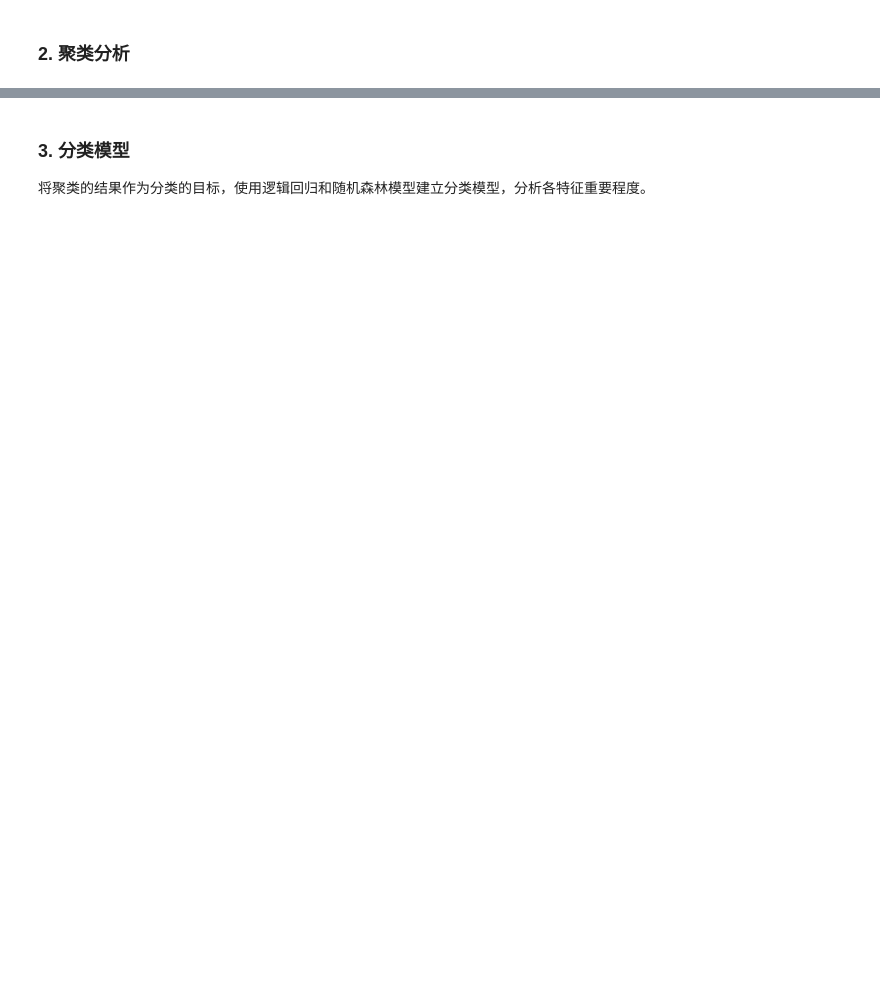
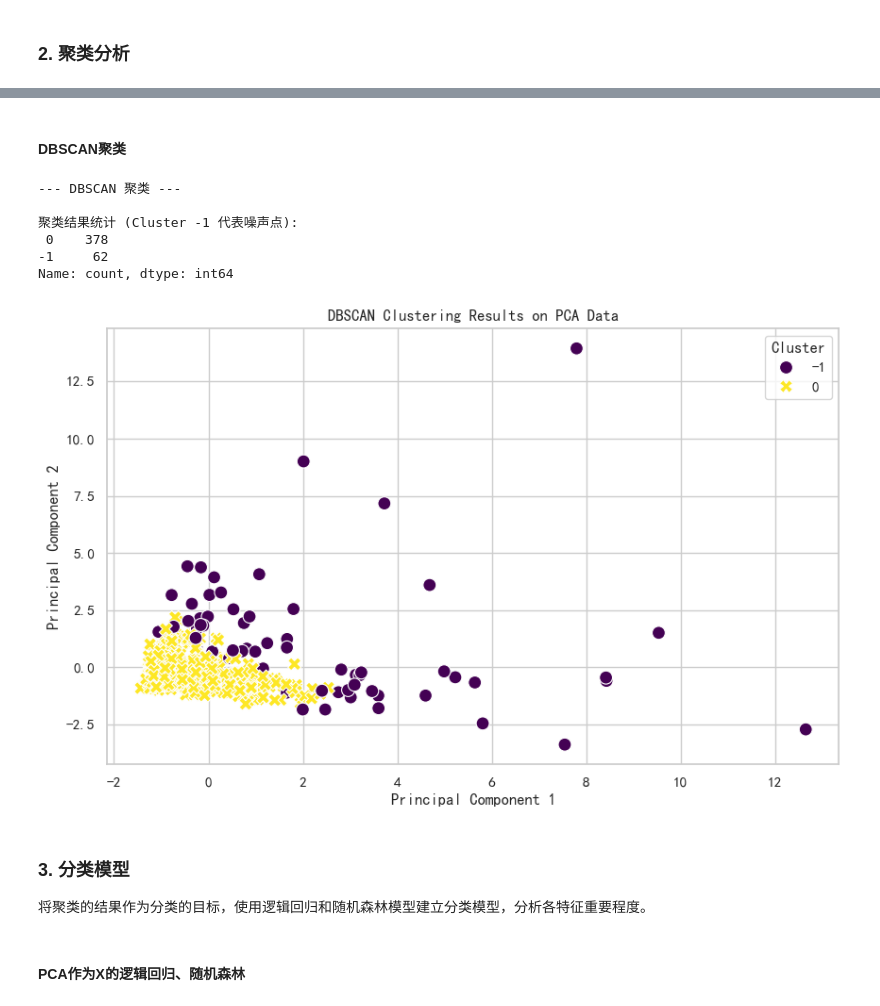
Before and after one commit to VasantLong/ml2025, a Jupyter notebook: hw/课后实践03.ipynb, the cells around one changed output, grey strips where cells are left out. Saved outputs shown, nothing was run; the diff lists cells and outputs as text; code cells hidden in the pictures; blank space fills up the shorter version.

```diff
--- a/hw/课后实践03.ipynb
+++ b/hw/课后实践03.ipynb
@@ -23,4 +218,33 @@
+# %% [markdown]
+#### DBSCAN聚类
+# %%
+print("\n--- DBSCAN 聚类 ---")
+dbscan = DBSCAN(eps=1, min_samples=15)
+clusters = dbscan.fit_predict(pcs)
+
+df['Cluster'] = clusters
+
+print("\n聚类结果统计 (Cluster -1 代表噪声点):")
+print(pd.Series(clusters).value_counts())
+
+plt.figure(figsize=(10, 6))
+sns.scatterplot(x=pcs[:, 0], y=pcs[:, 1], hue=clusters, palette='viridis', style=clusters, s=100)
+plt.title('DBSCAN Clustering Results on PCA Data')
+plt.xlabel('Principal Component 1')
+plt.ylabel('Principal Component 2')
+plt.legend(title='Cluster')
+plt.show()
+# %% [output]
+--- DBSCAN 聚类 ---
+
+聚类结果统计 (Cluster -1 代表噪声点):
+ 0    378
+-1     62
+Name: count, dtype: int64
+[figure, added]
 # %% [markdown]
 ### 3. 分类模型
 
 将聚类的结果作为分类的目标，使用逻辑回归和随机森林模型建立分类模型，分析各特征重要程度。
+# %% [markdown]
+#### PCA作为X的逻辑回归、随机森林
```
Also changed, not shown: parts of 18 cells of this notebook.
